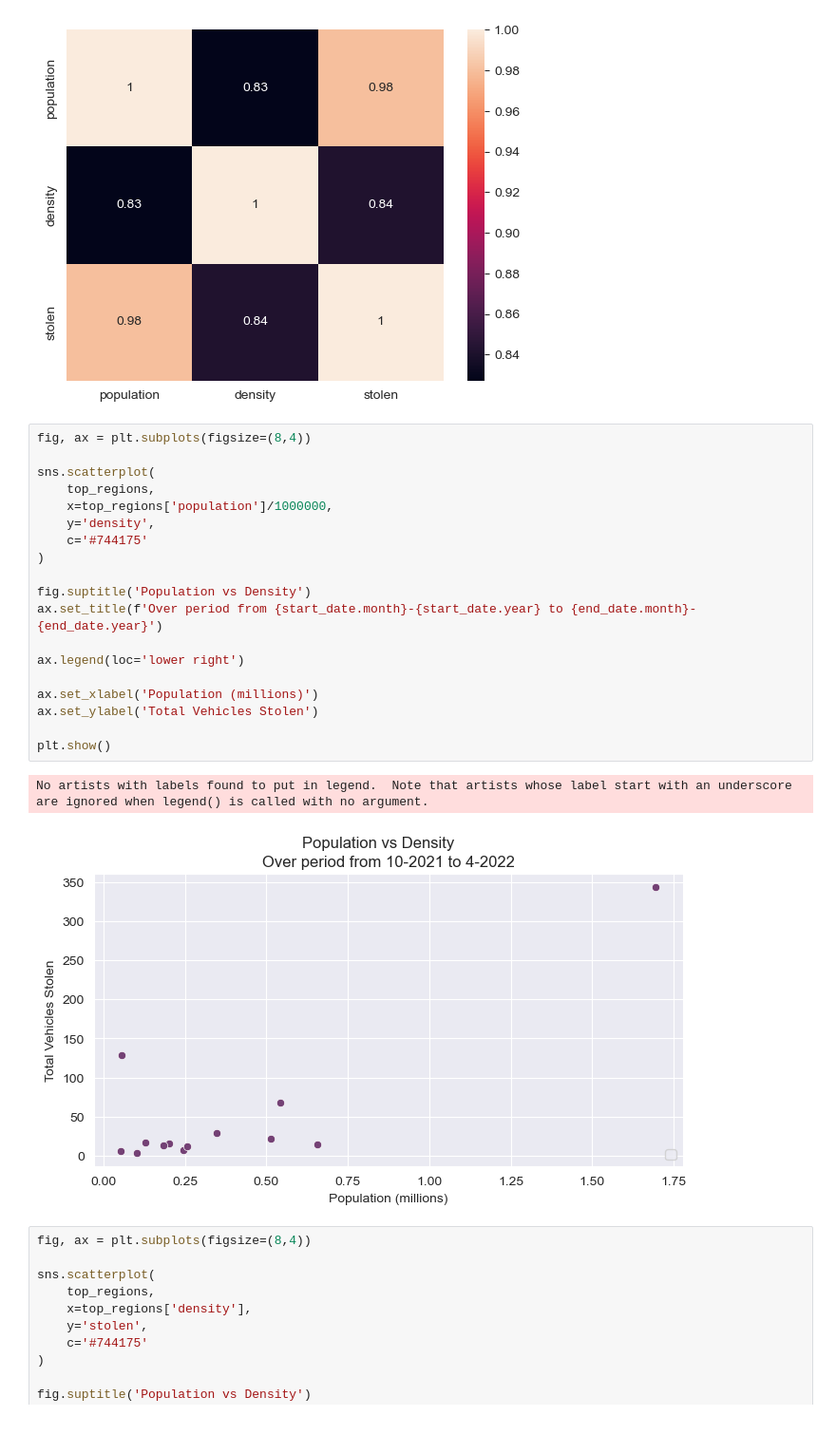
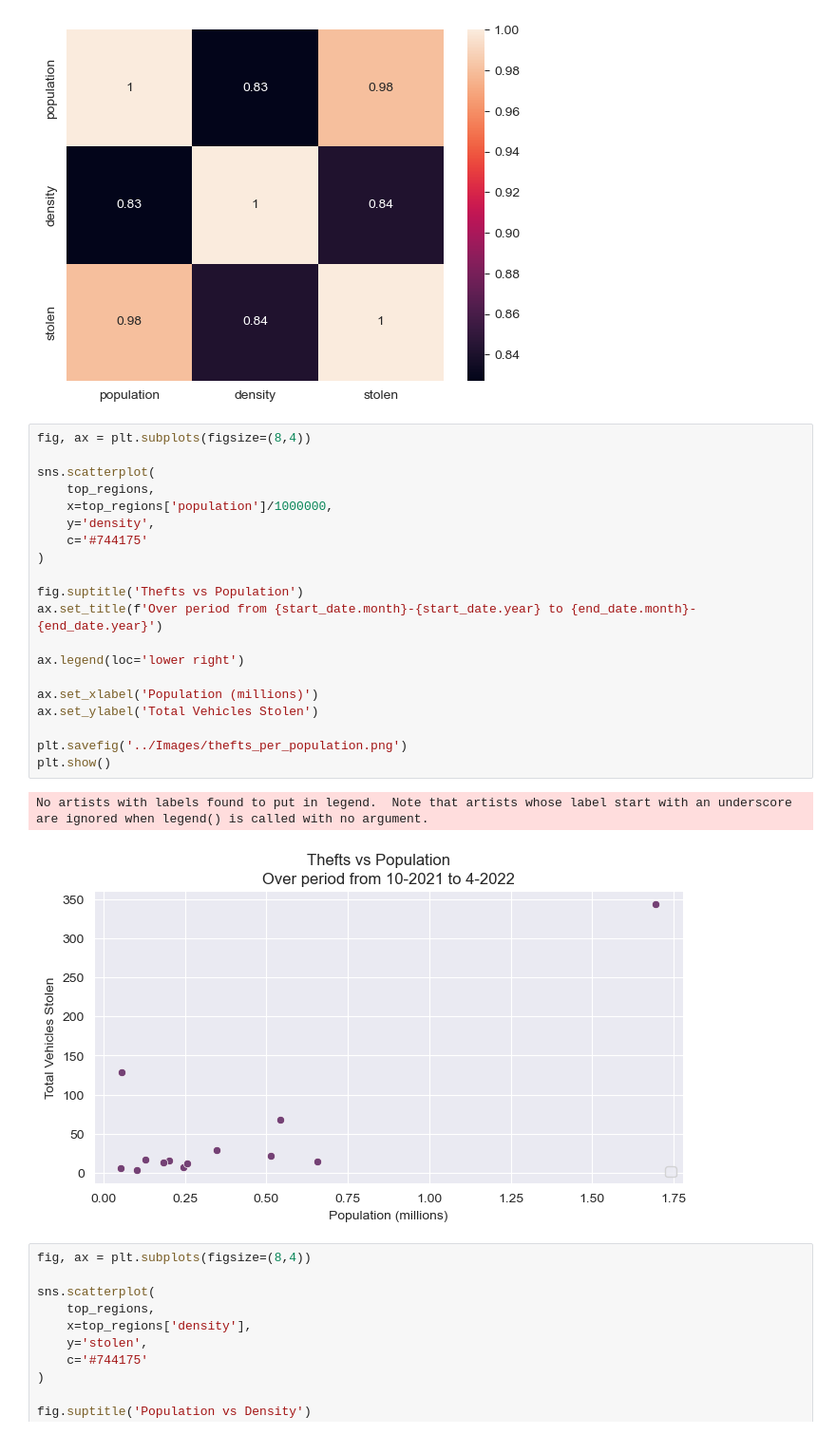
Before and after one commit to benoitchamot/VehicleTheftAnalysis, a Jupyter notebook: EDA/Analysis.ipynb, the cells around one changed output. Shown at 95% size. Drawn from its saved outputs; the diff is of its cells as text.

```diff
--- a/EDA/Analysis.ipynb
+++ b/EDA/Analysis.ipynb
@@ -527,25 +530,26 @@ sns.heatmap(
 # %%
 fig, ax = plt.subplots(figsize=(8,4))
 
 sns.scatterplot(
     top_regions,
     x=top_regions['population']/1000000,
     y='density',
     c='#744175'
 )
 
-fig.suptitle('Population vs Density')
+fig.suptitle('Thefts vs Population')
 ax.set_title(f'Over period from {start_date.month}-{start_date.year} to {end_date.month}-{end_date.year}')
 
 ax.legend(loc='lower right')
 
 ax.set_xlabel('Population (millions)')
 ax.set_ylabel('Total Vehicles Stolen')
 
+plt.savefig('../Images/thefts_per_population.png')
 plt.show()
 # %% [output]
 No artists with labels found to put in legend.  Note that artists whose label start with an underscore are ignored when legend() is called with no argument.
-[figure, old version]
+[figure, new version]
 # %%
 fig, ax = plt.subplots(figsize=(8,4))
 
```
Also changed, not shown: parts of 3 cells of this notebook, 7 other files.
